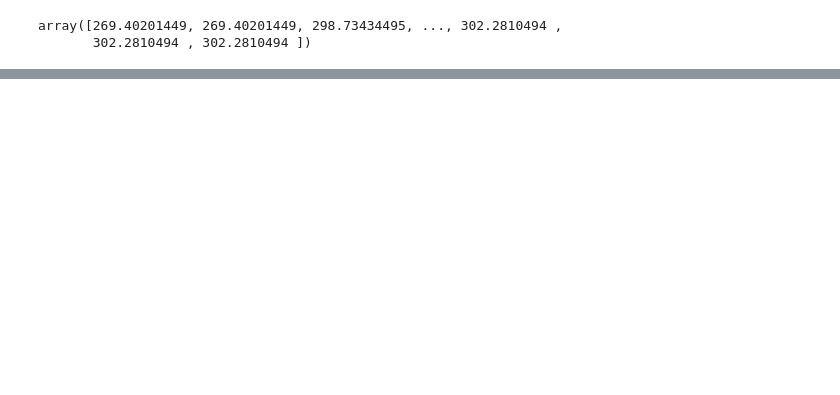
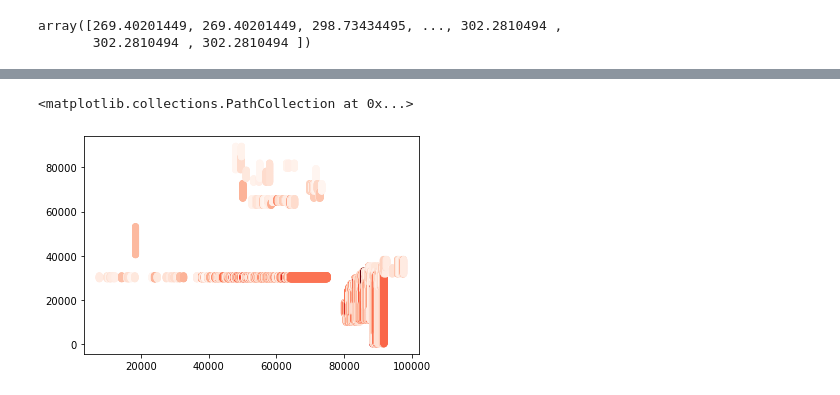
Before and after one commit to fang-helen/Final-Project-FRI, a Jupyter notebook: Final Project FRI.ipynb, the cells around one changed output, grey strips where cells are left out. Saved outputs shown, nothing was run; the diff lists cells and outputs as text; code cells hidden in the pictures; blank space fills up the shorter version.

```diff
--- a/Final Project FRI.ipynb
+++ b/Final Project FRI.ipynb
@@ -535,0 +567,5 @@ predData
+# %%
+plt.scatter(eastBest, northBest, c=permBest, cmap = "Reds")
+# %% [output]
+<matplotlib.collections.PathCollection at 0x...>
+[figure, added]
```
Also changed, not shown: parts of 11 cells of this notebook.
